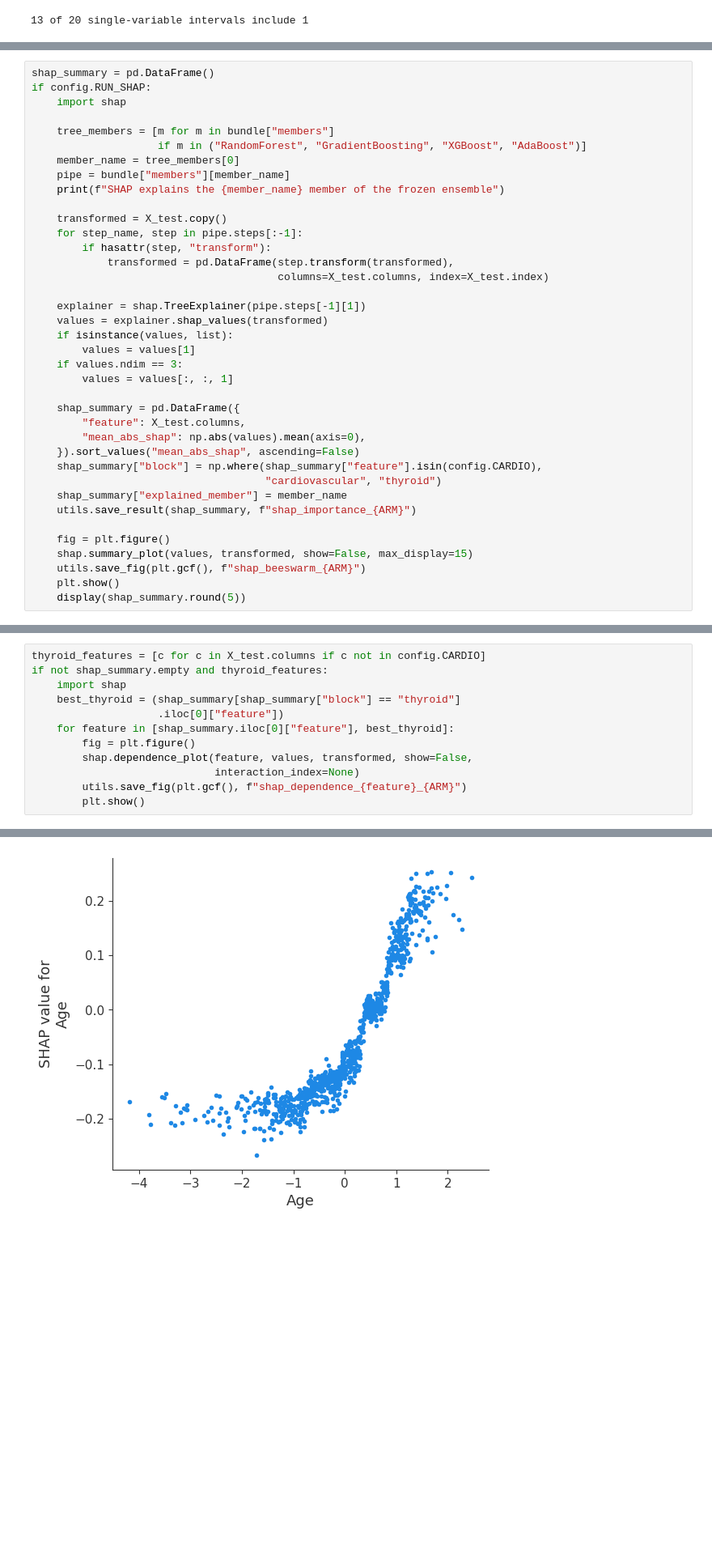
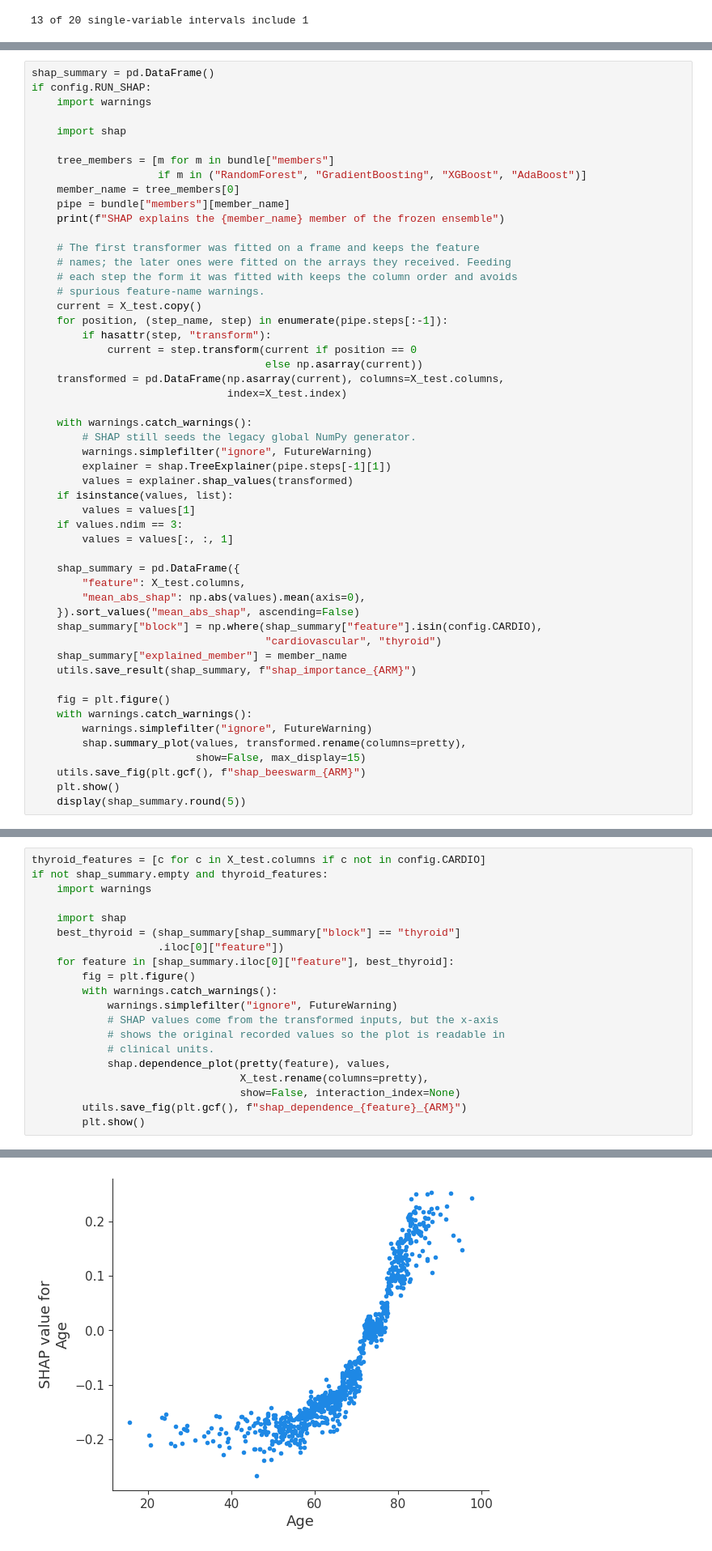
Before and after one commit to ilegul/ml4cad, a Jupyter notebook: 4_feature_cluster_explainability.ipynb, the cells around one changed output, grey strips where cells are left out. Shown at 81% size. Saved outputs shown, nothing was run; the diff lists cells and outputs as text; blank space fills up the shorter version.

```diff
--- a/4_feature_cluster_explainability.ipynb
+++ b/4_feature_cluster_explainability.ipynb
@@ -302,6 +342,8 @@ permutation importance above.
 # %%
 shap_summary = pd.DataFrame()
 if config.RUN_SHAP:
+    import warnings
+
     import shap
 
     tree_members = [m for m in bundle["members"]
@@ -310,14 +352,23 @@ if config.RUN_SHAP:
     pipe = bundle["members"][member_name]
     print(f"SHAP explains the {member_name} member of the frozen ensemble")
 
-    transformed = X_test.copy()
-    for step_name, step in pipe.steps[:-1]:
+    # The first transformer was fitted on a frame and keeps the feature
+    # names; the later ones were fitted on the arrays they received. Feeding
+    # each step the form it was fitted with keeps the column order and avoids
+    # spurious feature-name warnings.
+    current = X_test.copy()
+    for position, (step_name, step) in enumerate(pipe.steps[:-1]):
         if hasattr(step, "transform"):
-            transformed = pd.DataFrame(step.transform(transformed),
-                                       columns=X_test.columns, index=X_test.index)
+            current = step.transform(current if position == 0
+                                     else np.asarray(current))
+    transformed = pd.DataFrame(np.asarray(current), columns=X_test.columns,
+                               index=X_test.index)
 
-    explainer = shap.TreeExplainer(pipe.steps[-1][1])
-    values = explainer.shap_values(transformed)
+    with warnings.catch_warnings():
+        # SHAP still seeds the legacy global NumPy generator.
+        warnings.simplefilter("ignore", FutureWarning)
+        explainer = shap.TreeExplainer(pipe.steps[-1][1])
+        values = explainer.shap_values(transformed)
     if isinstance(values, list):
         values = values[1]
     if values.ndim == 3:
@@ -333,7 +384,10 @@ if config.RUN_SHAP:
     utils.save_result(shap_summary, f"shap_importance_{ARM}")
 
     fig = plt.figure()
-    shap.summary_plot(values, transformed, show=False, max_display=15)
+    with warnings.catch_warnings():
+        warnings.simplefilter("ignore", FutureWarning)
+        shap.summary_plot(values, transformed.rename(columns=pretty),
+                          show=False, max_display=15)
     utils.save_fig(plt.gcf(), f"shap_beeswarm_{ARM}")
     plt.show()
     display(shap_summary.round(5))
@@ -377,16 +431,24 @@ if not shap_summary.empty:
 # %%
 thyroid_features = [c for c in X_test.columns if c not in config.CARDIO]
 if not shap_summary.empty and thyroid_features:
+    import warnings
+
     import shap
     best_thyroid = (shap_summary[shap_summary["block"] == "thyroid"]
                     .iloc[0]["feature"])
     for feature in [shap_summary.iloc[0]["feature"], best_thyroid]:
         fig = plt.figure()
-        shap.dependence_plot(feature, values, transformed, show=False,
-                             interaction_index=None)
+        with warnings.catch_warnings():
+            warnings.simplefilter("ignore", FutureWarning)
+            # SHAP values come from the transformed inputs, but the x-axis
+            # shows the original recorded values so the plot is readable in
+            # clinical units.
+            shap.dependence_plot(pretty(feature), values,
+                                 X_test.rename(columns=pretty),
+                                 show=False, interaction_index=None)
         utils.save_fig(plt.gcf(), f"shap_dependence_{feature}_{ARM}")
         plt.show()
 # %% [output]
 <Figure size 640x480 with 0 Axes>
-[figure, old version]
+[figure, new version]
 <Figure size 640x480 with 0 Axes>
```
Also changed, not shown: parts of 5 cells of this notebook, 36 other files.
